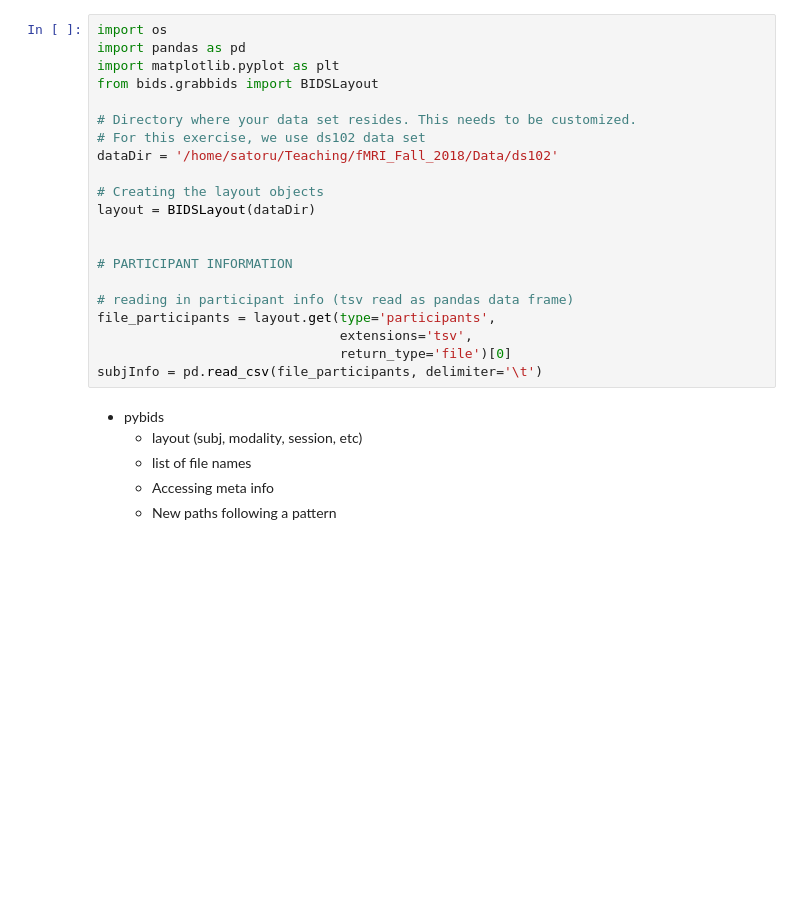
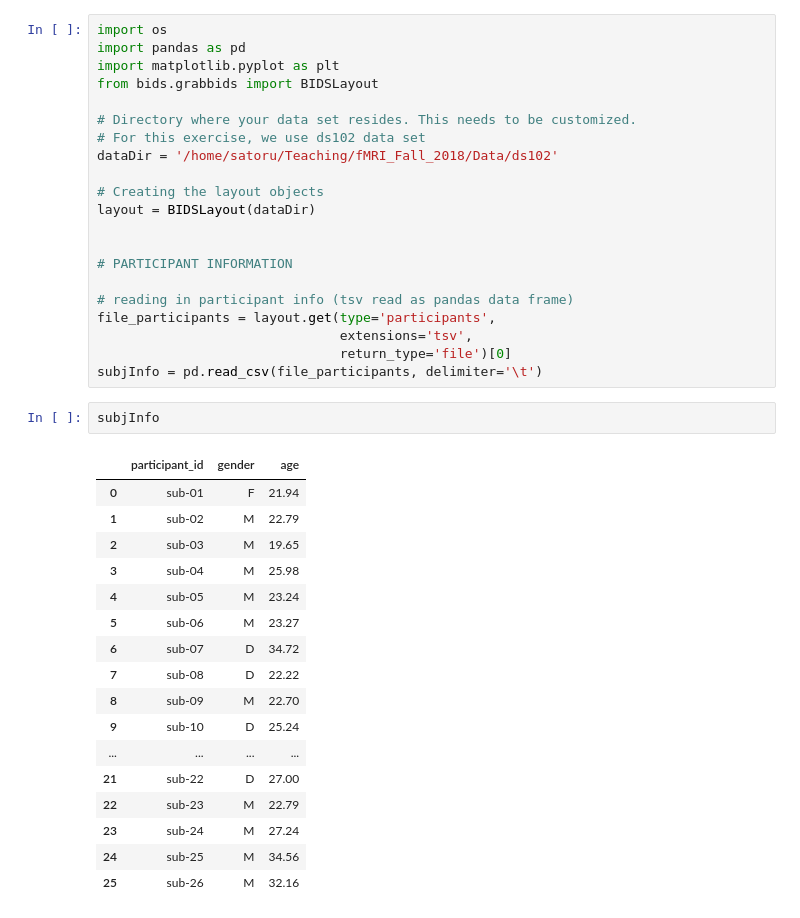
Before and after one commit to sathayas/JupyterfMRIFall2018, a Jupyter notebook: NIfTI_BIDS.ipynb, the cells around one changed output. Saved outputs shown, nothing was run; the diff lists cells and outputs as text; blank space fills up the shorter version.

```diff
--- a/NIfTI_BIDS.ipynb
+++ b/NIfTI_BIDS.ipynb
@@ -767,9 +767,23 @@ file_participants = layout.get(type='participants',
                                extensions='tsv',
                                return_type='file')[0]
 subjInfo = pd.read_csv(file_participants, delimiter='\t')
-# %% [markdown]
-* pybids
-   * layout (subj, modality, session, etc)
-   * list of file names
-   * Accessing meta info
-   * New paths following a pattern
+# %%
+subjInfo
+# %% [output]
+|  | participant_id | gender | age |
+| 0 | sub-01 | F | 21.94 |
+| 1 | sub-02 | M | 22.79 |
+| 2 | sub-03 | M | 19.65 |
+| 3 | sub-04 | M | 25.98 |
+| 4 | sub-05 | M | 23.24 |
+| 5 | sub-06 | M | 23.27 |
+| 6 | sub-07 | D | 34.72 |
+| 7 | sub-08 | D | 22.22 |
+| 8 | sub-09 | M | 22.70 |
+| 9 | sub-10 | D | 25.24 |
+| ... | ... | ... | ... |
+| 21 | sub-22 | D | 27.00 |
+| 22 | sub-23 | M | 22.79 |
+| 23 | sub-24 | M | 27.24 |
+| 24 | sub-25 | M | 34.56 |
+| 25 | sub-26 | M | 32.16 |
```
Also changed, not shown: parts of 30 cells of this notebook.
